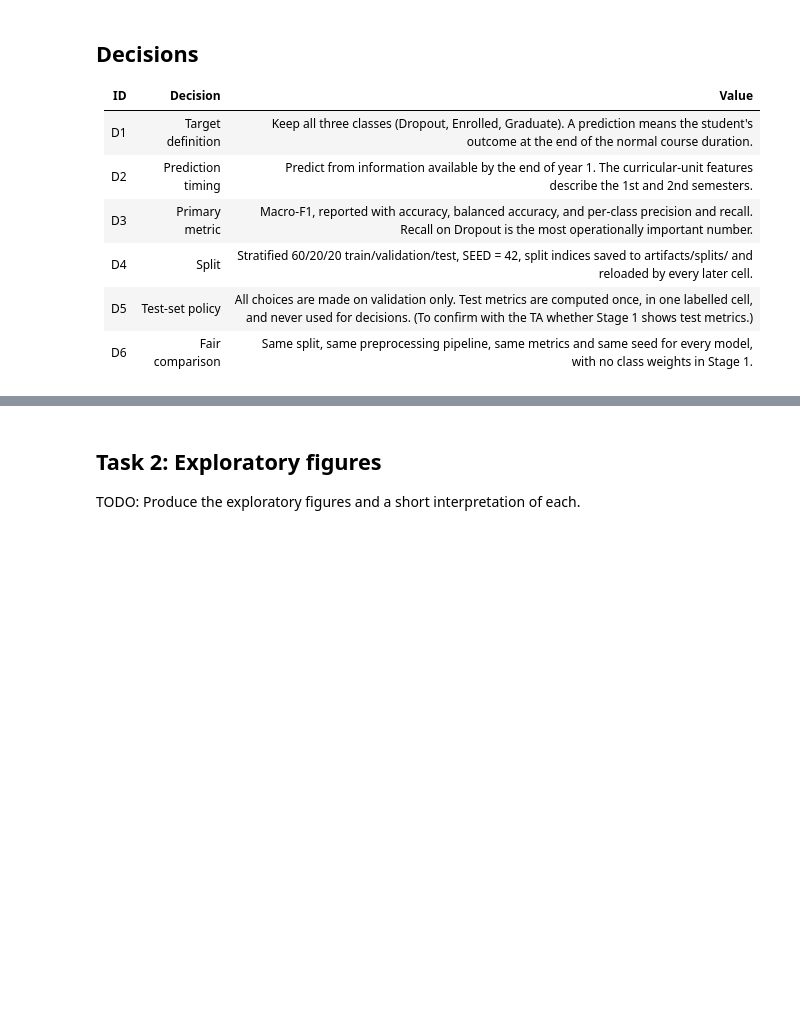
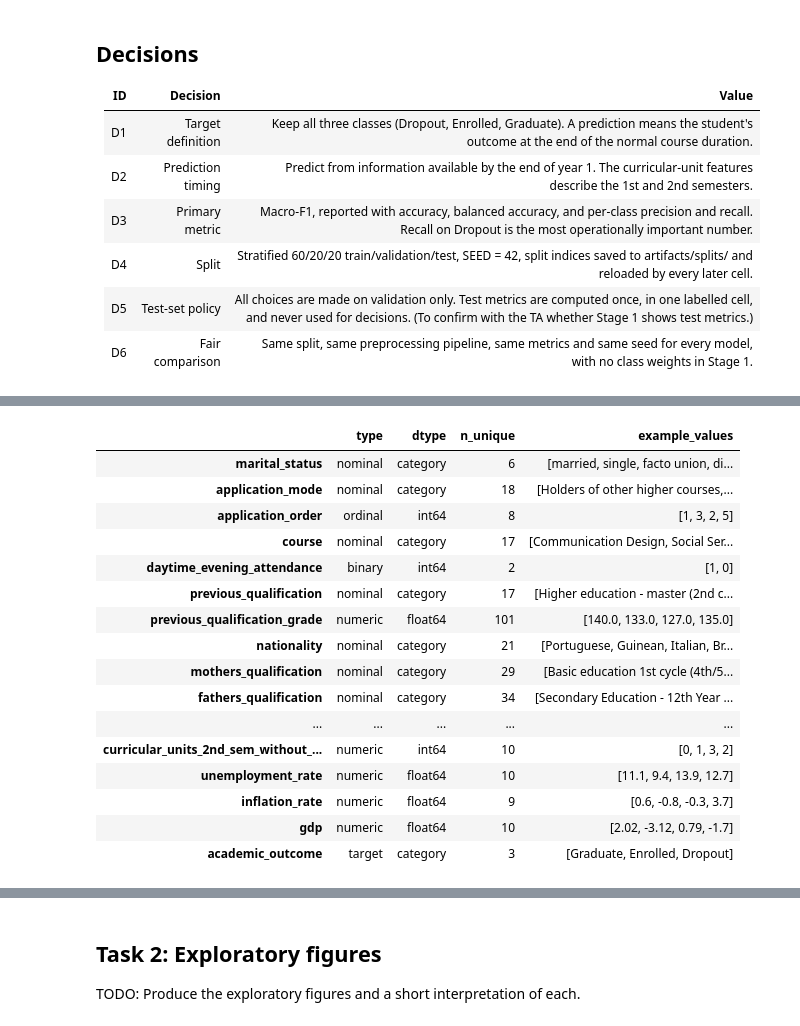
Before and after one commit to mremani11/DS3000-Project, a Jupyter notebook: DS3000_Project_Group03.ipynb, the cells around one changed output, grey strips where cells are left out. Saved outputs shown, nothing was run; the diff lists cells and outputs as text; code cells hidden in the pictures; blank space fills up the shorter version.

```diff
--- a/DS3000_Project_Group03.ipynb
+++ b/DS3000_Project_Group03.ipynb
@@ -37,0 +263,28 @@ TODO: Fetch OpenML 46960, confirm the target column name, and audit types, missi
+# %%
+unit_count_cols = [
+    c for c in df.columns
+    if c.startswith("curricular_units_") and not c.endswith("_grade")
+]
+
+checks = {
+    "age_at_enrollment in [15, 80]": df["age_at_enrollment"].between(15, 80),
+    "admission_grade in [0, 200]": df["admission_grade"].between(0, 200),
+    "previous_qualification_grade in [0, 200]": df["previous_qualification_grade"].between(0, 200),
+    "curricular-unit counts >= 0": (df[unit_count_cols] >= 0).all(axis=1),
+}
+for sem in ["1st", "2nd"]:
+    p = f"curricular_units_{sem}_sem_"
+    checks[f"{sem} sem approved <= enrolled"] = df[p + "approved"] <= df[p + "enrolled"]
+    checks[f"{sem} sem grade in [0, 20]"] = df[p + "grade"].between(0, 20)
+
+range_results = pd.DataFrame(
+    {"violations": {name: int((~ok).sum()) for name, ok in checks.items()}}
+)
+range_results["result"] = np.where(range_results["violations"] == 0, "PASS", "FAIL")
+print(range_results.to_string())
+
+# Informational (not rules, but worth knowing)
+both_zero = (df["curricular_units_1st_sem_enrolled"] == 0) & (df["curricular_units_2nd_sem_enrolled"] == 0)
+print("\nINFO: rows with 0 enrolled units in both semesters:", int(both_zero.sum()),
+      df.loc[both_zero, TARGET].value_counts().to_dict())
+print("INFO: application_order value counts:", df["application_order"].value_counts().sort_index().to_dict())
@@ -37,0 +361,34 @@ TODO: Fetch OpenML 46960, confirm the target column name, and audit types, missi
+# %%
+col_type = {c: t for t, cols in [("nominal", nominal_cols), ("binary", binary_cols),
+                                  ("ordinal", ordinal_cols), ("numeric", numeric_cols)] for c in cols}
+col_type[TARGET] = "target"
+
+pd.set_option("display.max_colwidth", 80)
+column_table = pd.DataFrame(
+    {
+        "type": [col_type[c] for c in df.columns],
+        "dtype": df.dtypes.astype(str).values,
+        "n_unique": df.nunique().values,
+        "example_values": [list(df[c].drop_duplicates().head(4)) for c in df.columns],
+    },
+    index=df.columns,
+)
+column_table
+# %% [output]
+|  | type | dtype | n_unique | example_values |
+| marital_status | nominal | category | 6 | [married, single, facto union, di... |
+| application_mode | nominal | category | 18 | [Holders of other higher courses,... |
+| application_order | ordinal | int64 | 8 | [1, 3, 2, 5] |
+| course | nominal | category | 17 | [Communication Design, Social Ser... |
+| daytime_evening_attendance | binary | int64 | 2 | [1, 0] |
+| previous_qualification | nominal | category | 17 | [Higher education - master (2nd c... |
+| previous_qualification_grade | numeric | float64 | 101 | [140.0, 133.0, 127.0, 135.0] |
+| nationality | nominal | category | 21 | [Portuguese, Guinean, Italian, Br... |
+| mothers_qualification | nominal | category | 29 | [Basic education 1st cycle (4th/5... |
+| fathers_qualification | nominal | category | 34 | [Secondary Education - 12th Year ... |
+| ... | ... | ... | ... | ... |
+| curricular_units_2nd_sem_without_... | numeric | int64 | 10 | [0, 1, 3, 2] |
+| unemployment_rate | numeric | float64 | 10 | [11.1, 9.4, 13.9, 12.7] |
+| inflation_rate | numeric | float64 | 9 | [0.6, -0.8, -0.3, 3.7] |
+| gdp | numeric | float64 | 10 | [2.02, -3.12, 0.79, -1.7] |
+| academic_outcome | target | category | 3 | [Graduate, Enrolled, Dropout] |
```
Also changed, not shown: parts of 29 cells of this notebook.
